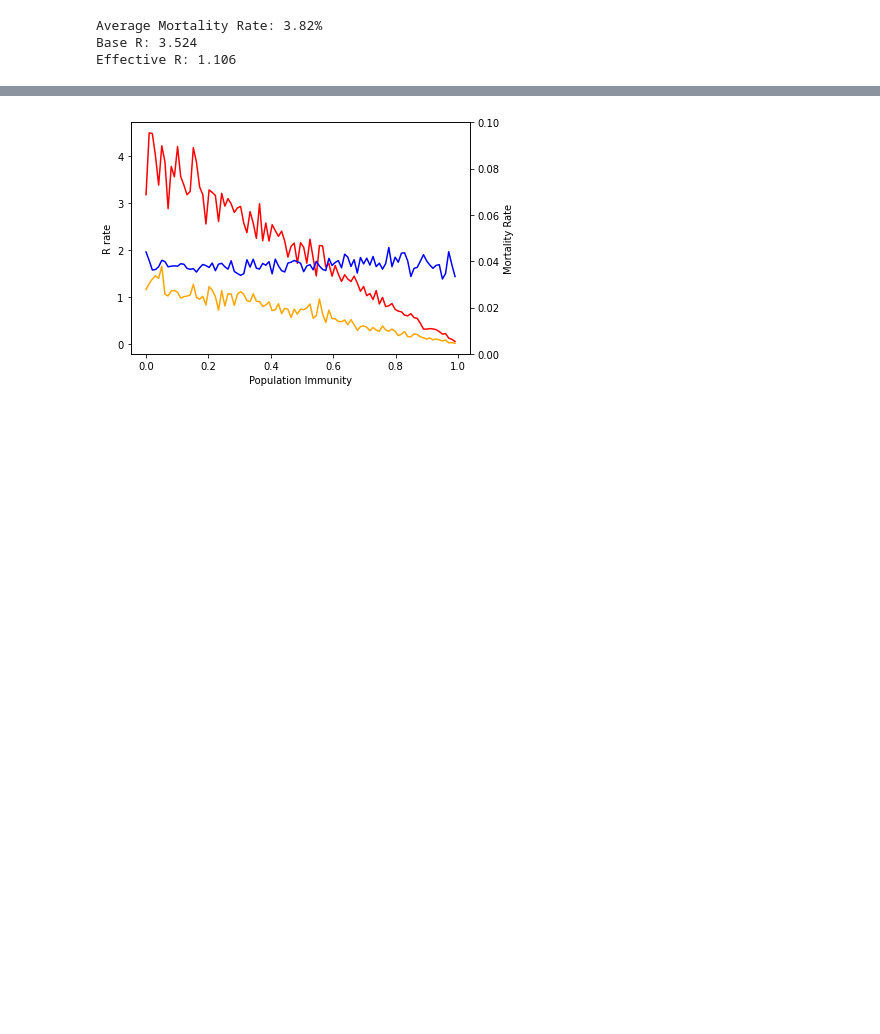
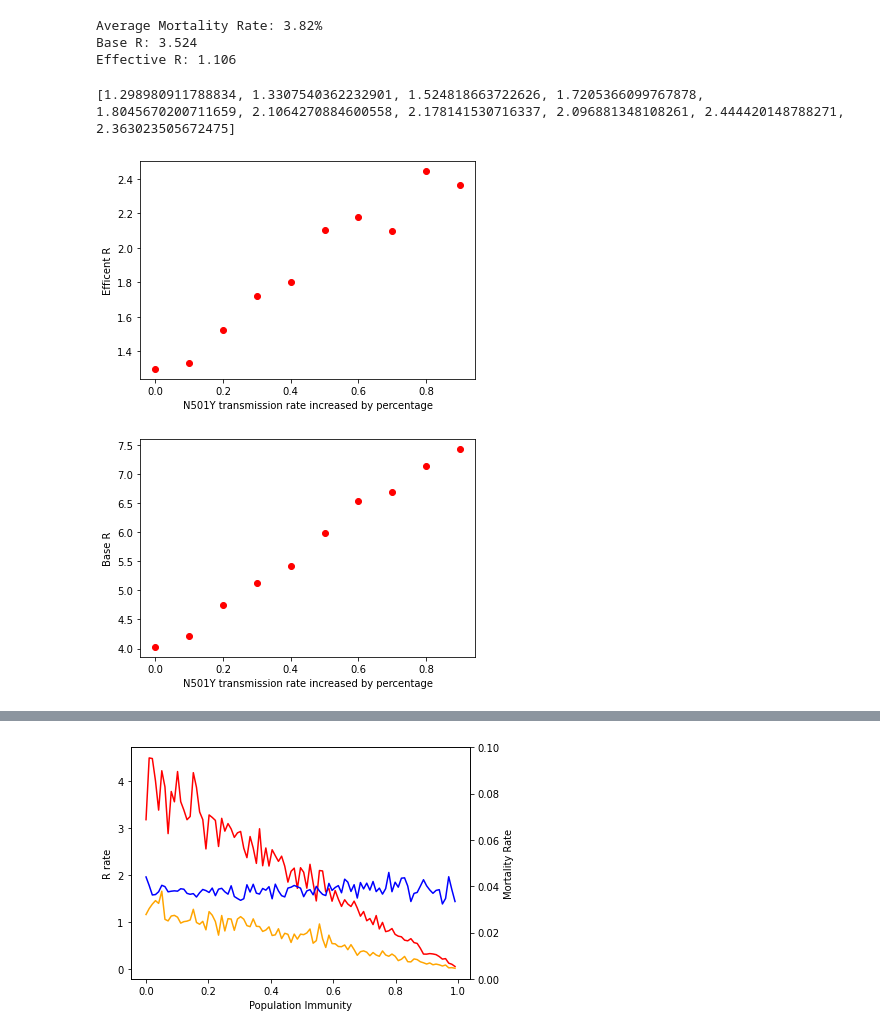
Before and after one commit to ashwinahuja/HowQuicklyCanWeGetBackToThePub, a Jupyter notebook: tti/notebooks/Testing Notebook.ipynb, the cells around one changed output, grey strips where cells are left out. Drawn from its saved outputs; the diff is of its cells as text; code cells hidden in the pictures; blank space fills up the shorter version.

Commit message:
added new variant

```diff
--- a/tti/notebooks/Testing Notebook.ipynb
+++ b/tti/notebooks/Testing Notebook.ipynb
@@ -98,3 +98,60 @@ print("Effective R: " + str(round(effective_r, 3)))
 Average Mortality Rate: 3.82%
 Base R: 3.524
 Effective R: 1.106
+# %%
+#New variant
+
+#new_variant = [1, 1.25, 1.5, 1.75, 2]
+new_variant = [1, 1.1, 1.2, 1.3, 1.4, 1.5, 1.6, 1.7, 1.8, 1.9]
+n_seperate_starting_cases = 1000
+n_repetitions = 10
+
+efficent_R_values = list()
+base_R_values = list()
+
+def find_R(variant, dose, vaccine, vaccine_efficacy):
+    R_values = list()
+
+    contacts_config = config.get_contacts_config("delve")
+    contacts_config = dict(home_sar=contacts_config.get("home_sar") * variant,
+                           work_sar=contacts_config.get("work_sar") * variant,
+                           other_sar=contacts_config.get("other_sar") * variant,
+                           period=10, asymp_factor=0.5)
+
+    for i in tqdm(range(n_seperate_starting_cases)):
+        old_probs = []
+        for i in range(n_repetitions):
+            case = simulate_case(rng, p_for_categories_continued=old_probs, **case_config)
+            case_factors = CaseFactors.simulate_from(rng, case, **factor_config)
+            (contacts, old_probs, death_rate) = simulate_contacts(case, dose, vaccine, vaccine_efficacy, **contacts_config)
+            res = tti_model(case, contacts, case_factors)
+            R_values.append(res)
+
+    results_list = pd.DataFrame(R_values).mean(0).loc[to_show]
+    efficent_R_values.append(results_list.get("Effective R"))
+    base_R_values.append(results_list.get("Base R"))
+
+
+
+    # New variant effects on R
+for i in new_variant:
+    find_R(i, False, 'none', None)
+
+print(efficent_R_values)
+# %% [output]
+[1.298980911788834, 1.3307540362232901, 1.524818663722626, 1.7205366099767878, 1.8045670200711659, 2.1064270884600558, 2.178141530716337, 2.096881348108261, 2.444420148788271, 2.363023505672475]
+# %%
+plt.ylabel('Efficent R')
+plt.xlabel('N501Y transmission rate increased by percentage')
+label_variant = [n - 1 for n in new_variant]
+plt.plot(label_variant, efficent_R_values , 'ro')
+plt.show()
+
+plt.ylabel('Base R')
+plt.xlabel('N501Y transmission rate increased by percentage')
+label_variant = [n - 1 for n in new_variant]
+plt.plot(label_variant, base_R_values , 'ro')
+plt.show()
+# %% [output]
+[figure, added]
+[figure, added]
```
Also changed, not shown: parts of 4 cells of this notebook.
